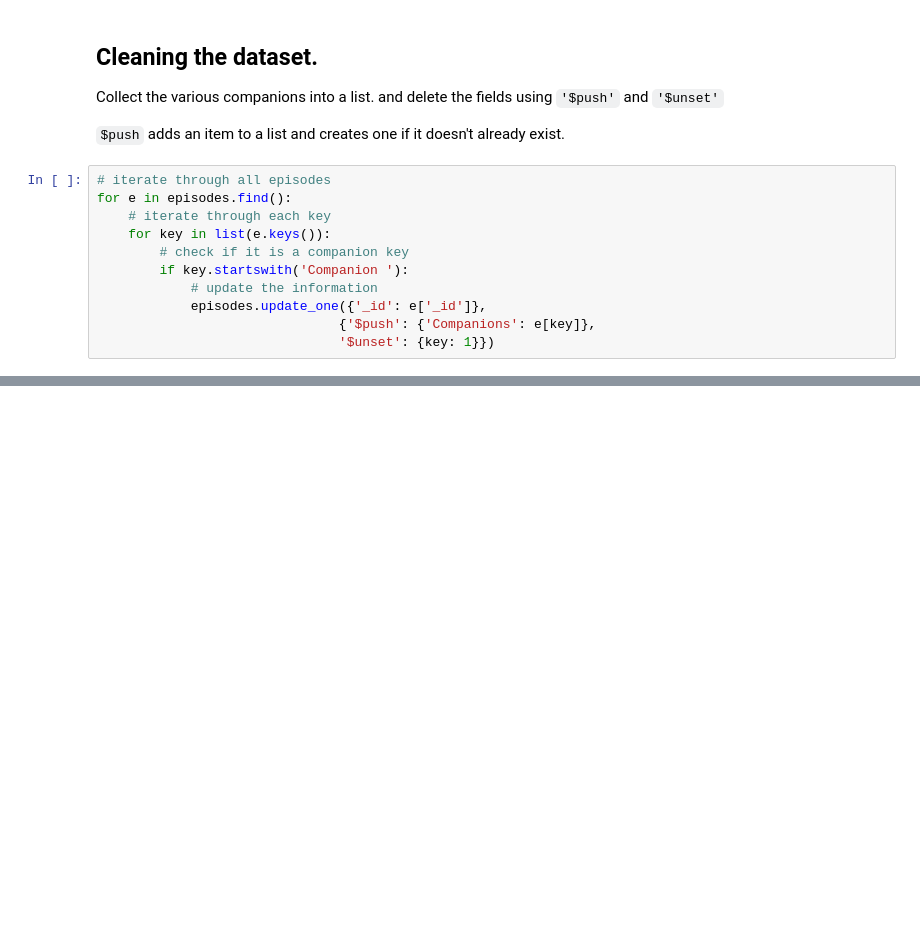
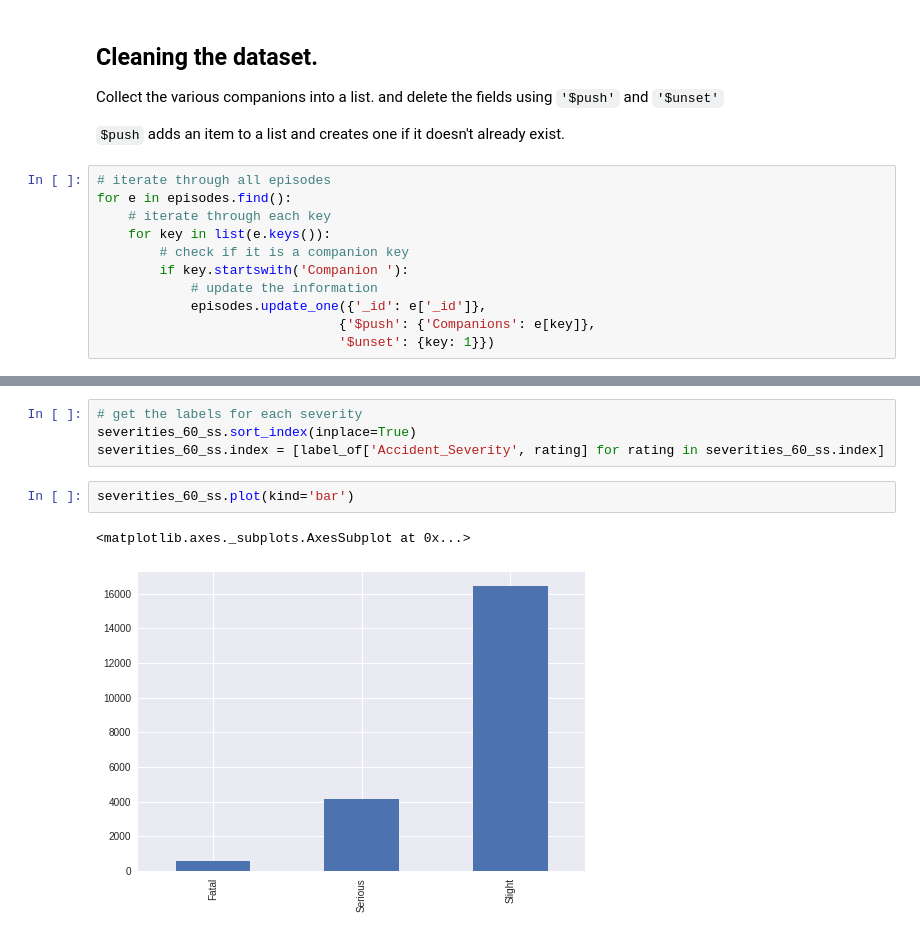
Before and after one commit to snowkuma/tm351-notebooks, a Jupyter notebook: p14/mongoDB_review.ipynb, the cells around one changed output, grey strips where cells are left out. Saved outputs shown, nothing was run; the diff lists cells and outputs as text; blank space fills up the shorter version.

```diff
--- a/p14/mongoDB_review.ipynb
+++ b/p14/mongoDB_review.ipynb
@@ -412,0 +690,9 @@ episodes.find_one()
+# %%
+# get the labels for each severity
+severities_60_ss.sort_index(inplace=True)
+severities_60_ss.index = [label_of['Accident_Severity', rating] for rating in severities_60_ss.index]
+# %%
+severities_60_ss.plot(kind='bar')
+# %% [output]
+<matplotlib.axes._subplots.AxesSubplot at 0x...>
+[figure, added]
```
Also changed, not shown: parts of 173 cells of this notebook, 6 other files.
